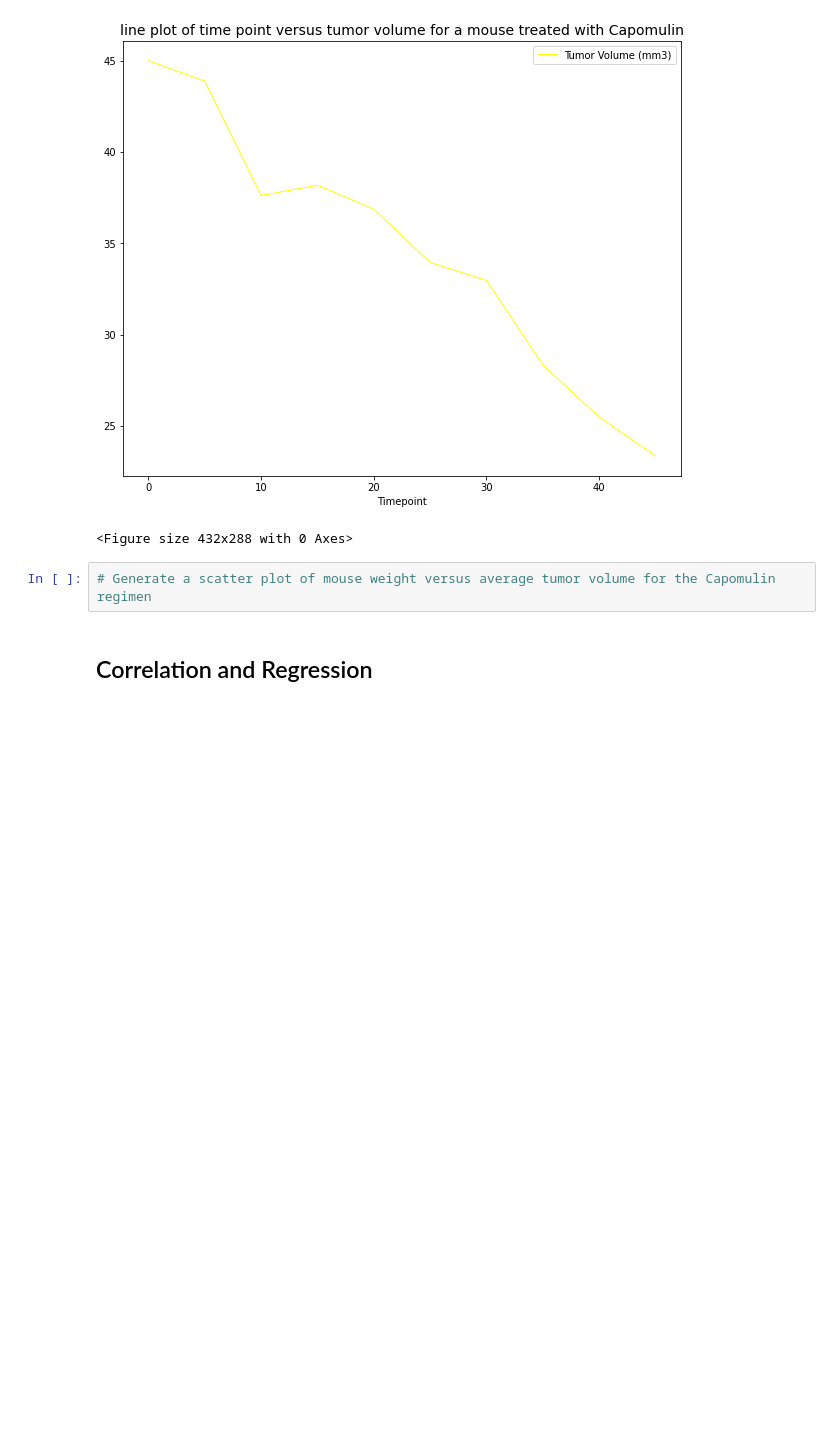
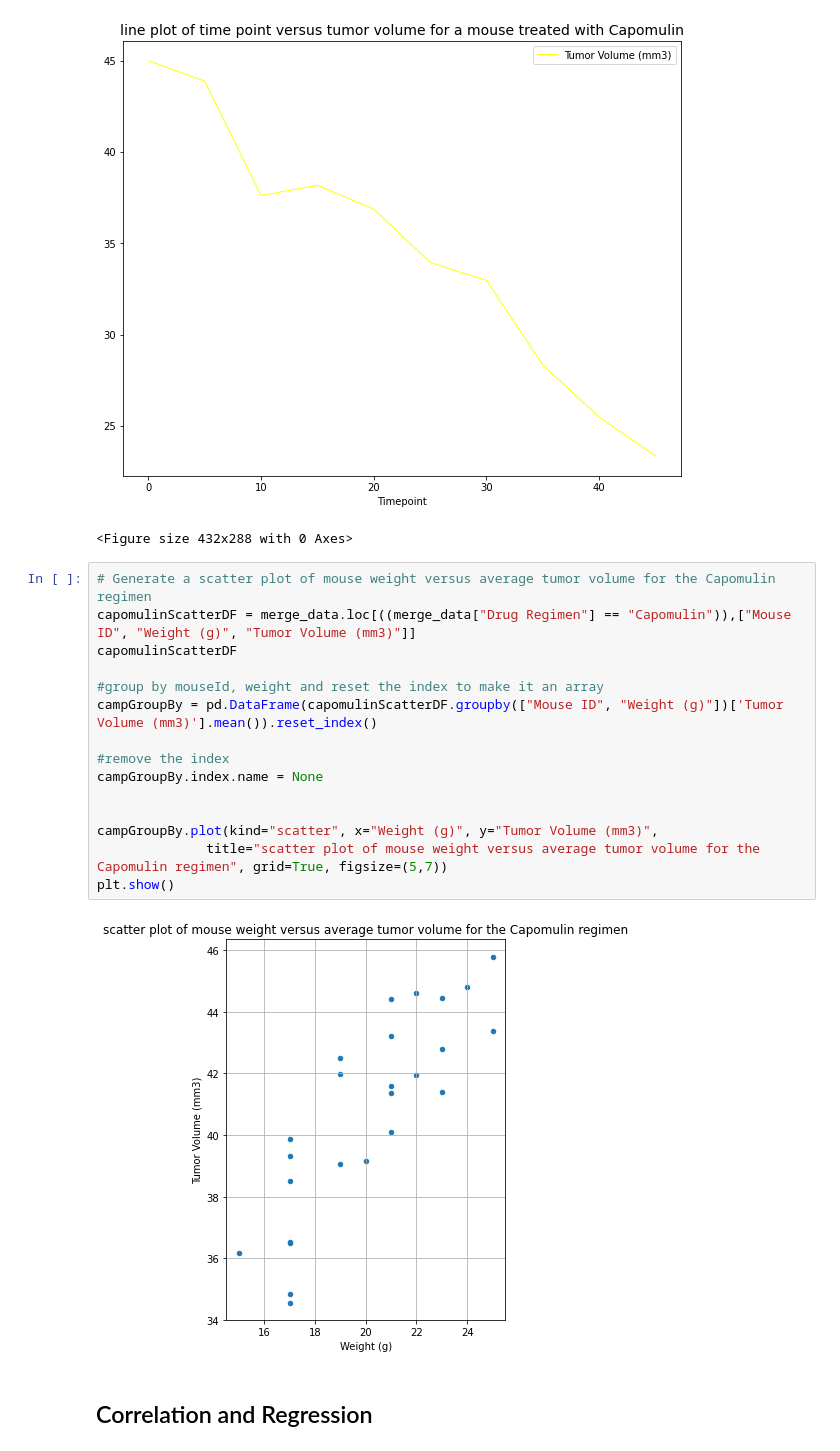
Before and after one commit to bradhika80/05-Matplotlib, a Jupyter notebook: Pymaceuticals/pymaceuticals_starter.ipynb, the cells around one changed output. Cells and saved outputs as stored; diff of their text form; blank space fills up the shorter version.

Commit message:
scatterplot completed

```diff
--- a/Pymaceuticals/pymaceuticals_starter.ipynb
+++ b/Pymaceuticals/pymaceuticals_starter.ipynb
@@ -346,8 +346,23 @@ plt.tight_layout()
 # %% [output]
 [figure]
 <Figure size 432x288 with 0 Axes>
-# %%
-# Generate a scatter plot of mouse weight versus average tumor volume for the Capomulin regimen
+# %%
+# Generate a scatter plot of mouse weight versus average tumor volume for the Capomulin regimen
+capomulinScatterDF = merge_data.loc[((merge_data["Drug Regimen"] == "Capomulin")),["Mouse ID", "Weight (g)", "Tumor Volume (mm3)"]]
+capomulinScatterDF
+
+#group by mouseId, weight and reset the index to make it an array
+campGroupBy = pd.DataFrame(capomulinScatterDF.groupby(["Mouse ID", "Weight (g)"])['Tumor Volume (mm3)'].mean()).reset_index()
+
+#remove the index
+campGroupBy.index.name = None
+
+
+campGroupBy.plot(kind="scatter", x="Weight (g)", y="Tumor Volume (mm3)",
+              title="scatter plot of mouse weight versus average tumor volume for the Capomulin regimen", grid=True, figsize=(5,7))
+plt.show()
+# %% [output]
+[figure, added]
 # %% [markdown]
 ## Correlation and Regression
 # %%
```
